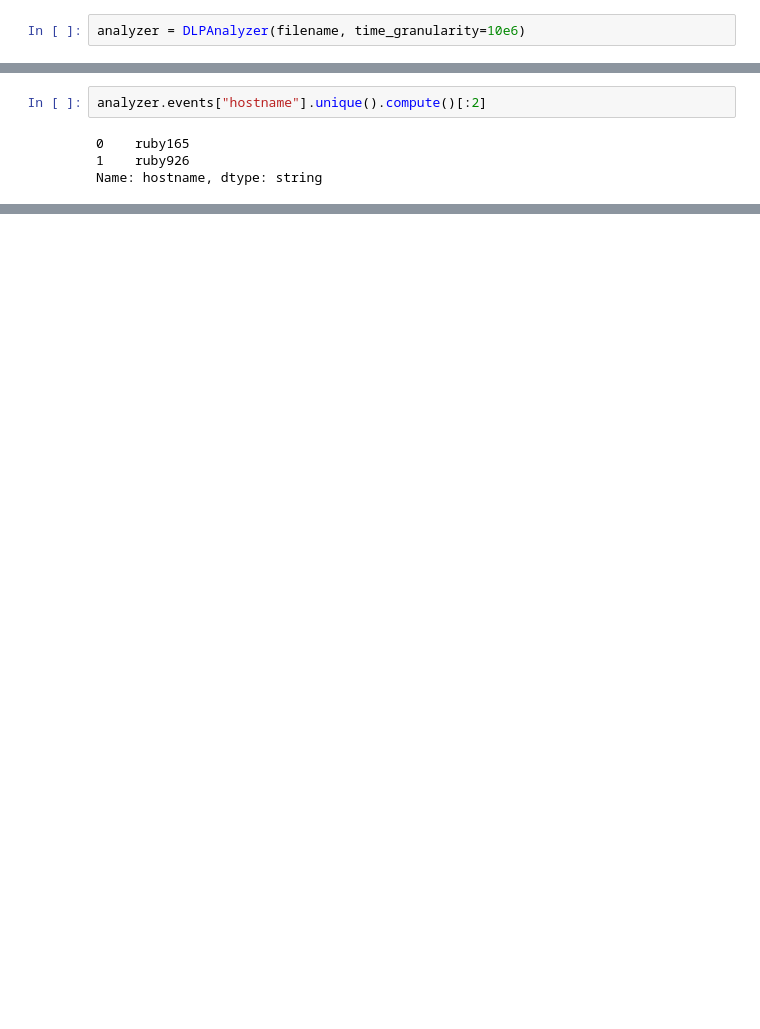
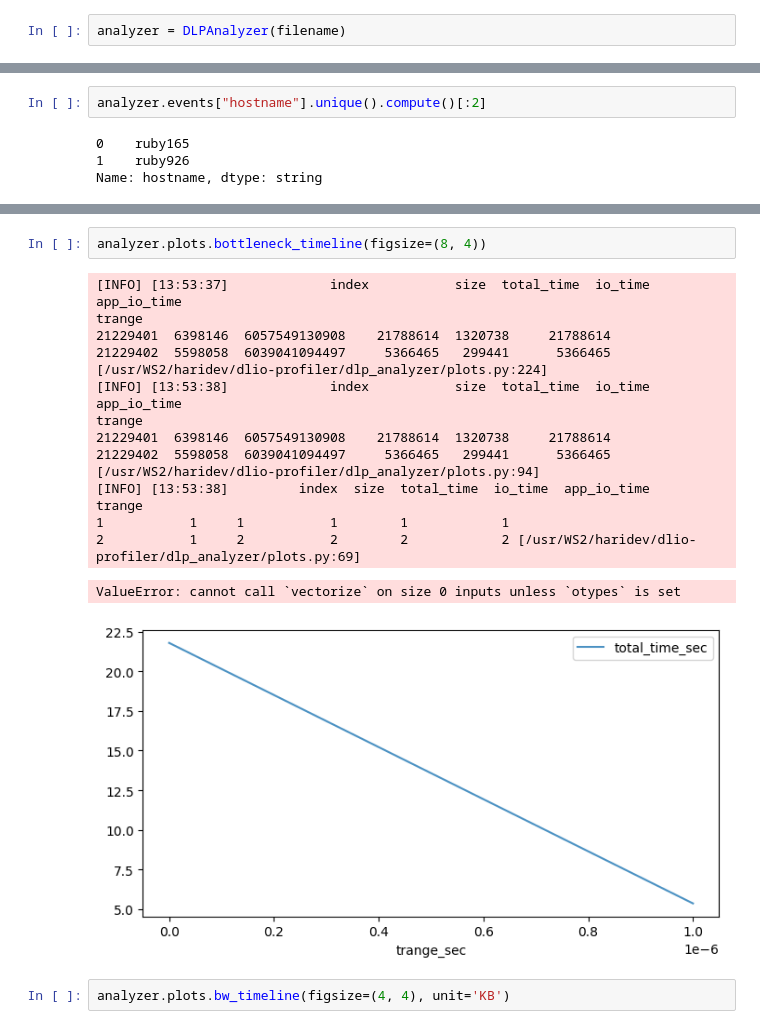
Before and after one commit to hariharan-devarajan/dftracer, a Jupyter notebook: examples/dlp_analyzer/dlp_analyzer.ipynb, the cells around one changed output, grey strips where cells are left out. Saved outputs shown, nothing was run; the diff lists cells and outputs as text; blank space fills up the shorter version.

```diff
--- a/examples/dlp_analyzer/dlp_analyzer.ipynb
+++ b/examples/dlp_analyzer/dlp_analyzer.ipynb
@@ -69,5 +69,5 @@ filename = "/p/lustre1/iopp/dlp/cosmoflow-profile-compress-meta-scale-all-512/.t
 #filename = "/p/lustre1/iopp/dlp/cosmoflow-profile-compress-meta-scale-all-512/.trace-3*-of-512.pfw.gz"
 filename = "/usr/workspace/iopp/kogiou1/dlio_benchmark_logs/unet3d/node_32_ppn_4/.trace*.pfw.gz"
 # %%
-analyzer = DLPAnalyzer(filename, time_granularity=10e6)
+analyzer = DLPAnalyzer(filename)
 # %% [output]
@@ -121,0 +177,19 @@ To provide an explicit output types or to silence this message, please provide t
+# %%
+analyzer.plots.bottleneck_timeline(figsize=(8, 4))
+# %% [output]
+[INFO] [13:53:37]             index           size  total_time  io_time  app_io_time
+trange
+21229401  6398146  6057549130908    21788614  1320738     21788614
+21229402  5598058  6039041094497     5366465   299441      5366465 [/usr/WS2/haridev/dlio-profiler/dlp_analyzer/plots.py:224]
+[INFO] [13:53:38]             index           size  total_time  io_time  app_io_time
+trange
+21229401  6398146  6057549130908    21788614  1320738     21788614
+21229402  5598058  6039041094497     5366465   299441      5366465 [/usr/WS2/haridev/dlio-profiler/dlp_analyzer/plots.py:94]
+[INFO] [13:53:38]         index  size  total_time  io_time  app_io_time
+trange
+1           1     1           1        1            1
+2           1     2           2        2            2 [/usr/WS2/haridev/dlio-profiler/dlp_analyzer/plots.py:69]
+ValueError: cannot call `vectorize` on size 0 inputs unless `otypes` is set
+[figure, added]
+# %%
+analyzer.plots.bw_timeline(figsize=(4, 4), unit='KB')
```
Also changed, not shown: parts of 13 cells of this notebook, 2 other files.
